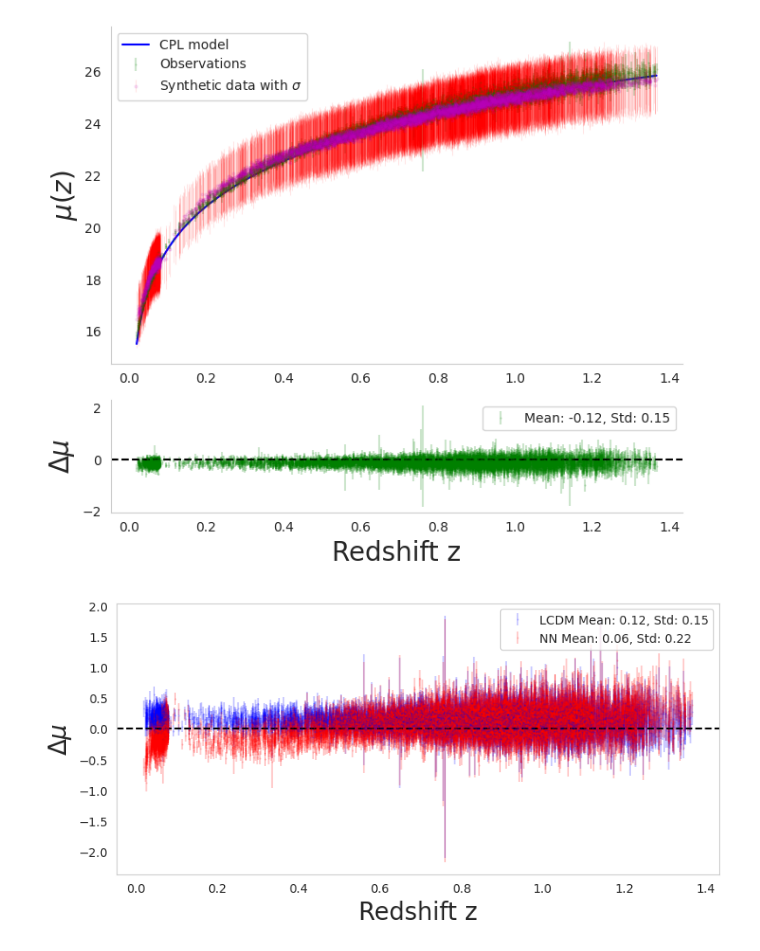
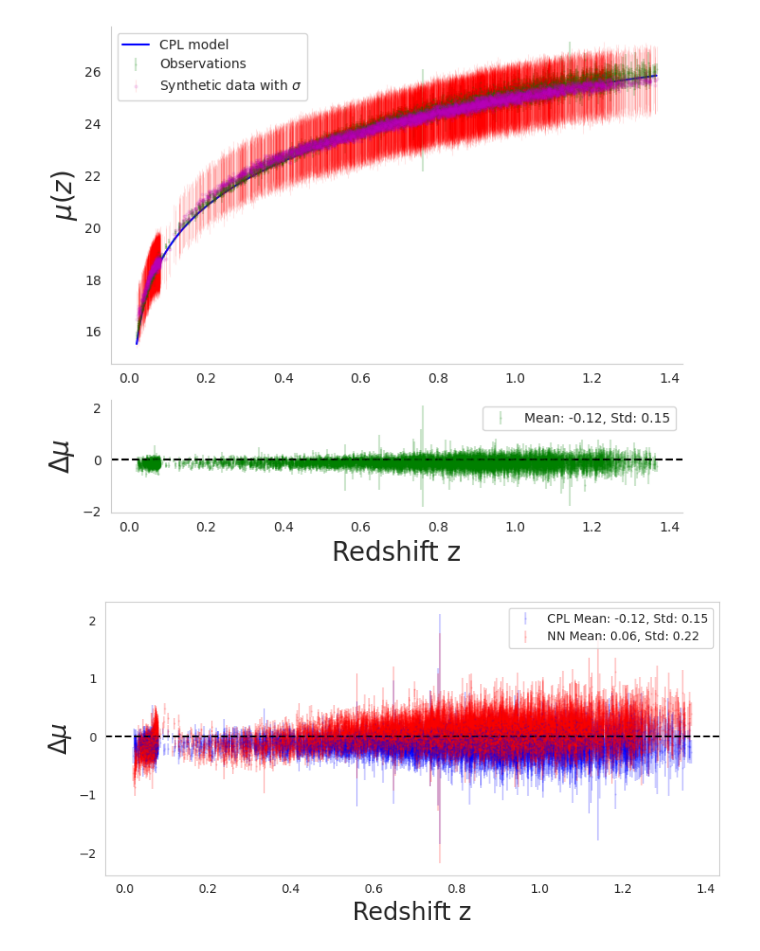
Before and after one commit to igomezv/LSST_DE_neural_reconstruction, a Jupyter notebook: Ayan/2_Large_Data_CPL.ipynb, the cells around one changed output. Drawn from its saved outputs; the diff is of its cells as text; code cells hidden in the pictures.

```diff
--- a/Ayan/2_Large_Data_CPL.ipynb
+++ b/Ayan/2_Large_Data_CPL.ipynb
@@ -308,26 +333,33 @@ flcdm = flcdm_1d
 # %%
 import matplotlib.pyplot as plt
 import seaborn as sns
 
+## Already defined above
+# Calculate residuals for the CPL model
+#residuals_cpl = np.array(f_cpl) - (df_data['MU'].values - 19)
+# Calculate mean and standard deviation of the residuals
+#mean_residuals = np.mean(residuals_cpl)
+#std_residuals = np.std(residuals_cpl)
+
+
 # Compute residuals
-residuals_lcdm = df_data['MU'].values - (flcdm +19)
 residuals_neural = df_data['MU'].values - prediction_mc_dropout[:,0]
 
 # Create a figure and set up a gridspec for the main plot and residuals
 plt.figure(figsize=(8,4))
 # Residual plot
-plt.errorbar(df_data['zCMB'], residuals_lcdm, df_data['errors'],
-             fmt='b.', markersize=1, alpha=0.2, label=f'LCDM Mean: {np.mean(residuals_lcdm):.2f}, Std: {np.std(residuals_lcdm):.2f}')
+plt.errorbar(df_data['zCMB'], residuals_cpl, df_data['errors'],
+             fmt='b.', markersize=1, alpha=0.2, label=f'CPL Mean: {np.mean(residuals_cpl):.2f}, Std: {np.std(residuals_cpl):.2f}')
 plt.errorbar(df_data['zCMB'], residuals_neural, df_data['errors'],
              fmt='r.', markersize=1, alpha=0.2, label=f'NN Mean: {np.mean(residuals_neural):.2f}, Std: {np.std(residuals_neural):.2f}')
 plt.axhline(0, color='black', linestyle='--')
 plt.xlabel("Redshift z", fontsize=20)
 plt.ylabel("$\\Delta \\mu$", fontsize=20)
 plt.legend()
 plt.grid(False)
 #sns.despine(ax=ax_resid)
 
 plt.tight_layout()
 plt.show()
 # %% [output]
-[figure, old version]
+[figure, new version]
```
Also changed, not shown: parts of 3 cells of this notebook.
